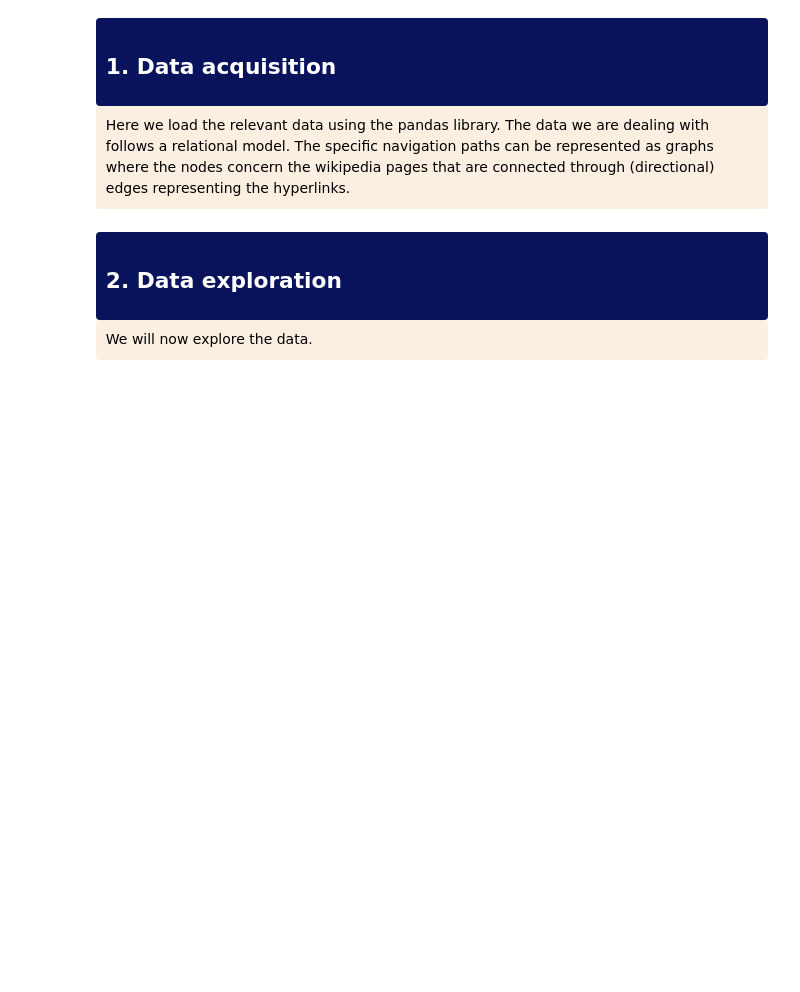
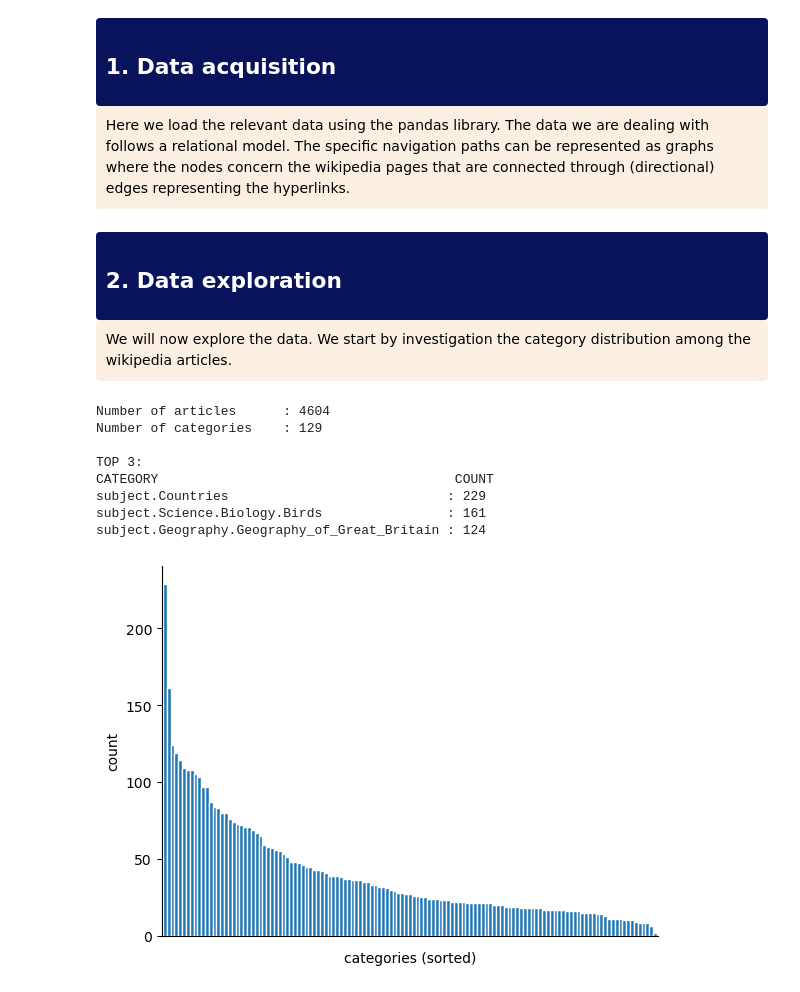
Before and after one commit to epfl-ada/ada-2022-project-7yobananaboy7, a Jupyter notebook: main.ipynb, the cells around one changed output. Drawn from its saved outputs; the diff is of its cells as text; code cells hidden in the pictures; blank space fills up the shorter version.

Commit message:
update data exploration

```diff
--- a/main.ipynb
+++ b/main.ipynb
@@ -80,6 +81,42 @@ shortest_path_distance = np.array(shortest_path_distance)
 </div>
 <div class="1.1 explanation" style='background-color:#faefe1; border-left: solid #darkblue 4px; border-radius: 4px; padding:0.7em;'>
     <span style="color:black">
-        We will now explore the data.
+        We will now explore the data. We start by investigation the category distribution among the wikipedia articles.
     </span>
 </div>
+# %%
+#Get number of articles and number of unique categories
+nb_articles = len(articles)
+nb_categories = len(categories['category'].unique())
+
+#Find number of articles per category
+categories_grouped = categories.groupby('category').count().add_suffix('_count')
+categories_grouped = categories_grouped.sort_values('article_count', ascending=False) #Sort by count in descending order
+
+#Print statistics
+print('Number of articles\t: {}'.format(nb_articles))
+print('Number of categories\t: {}\n'.format(nb_categories))
+print('TOP 3:')
+print("{:<45} {}".format('CATEGORY', 'COUNT'))
+for index, row in categories_grouped.head(3).iterrows():
+    print("{:<45}: {}".format(index, row['article_count']))
+print("\n")
+
+#Plot category distrubution (sorted)
+g = categories_grouped.plot(y='article_count', kind='bar', legend=False, width=1, edgecolor=(1,1,1))
+g.set(ylabel='count')
+g.set(xlabel='categories (sorted)')
+g.set(xticklabels=[]);
+g.tick_params(bottom=False);
+g.spines['right'].set_visible(False)
+g.spines['top'].set_visible(False)
+# %% [output]
+Number of articles      : 4604
+Number of categories    : 129
+
+TOP 3:
+CATEGORY                                      COUNT
+subject.Countries                            : 229
+subject.Science.Biology.Birds                : 161
+subject.Geography.Geography_of_Great_Britain : 124
+[figure, added]
```
Also changed, not shown: parts of 7 cells of this notebook.
